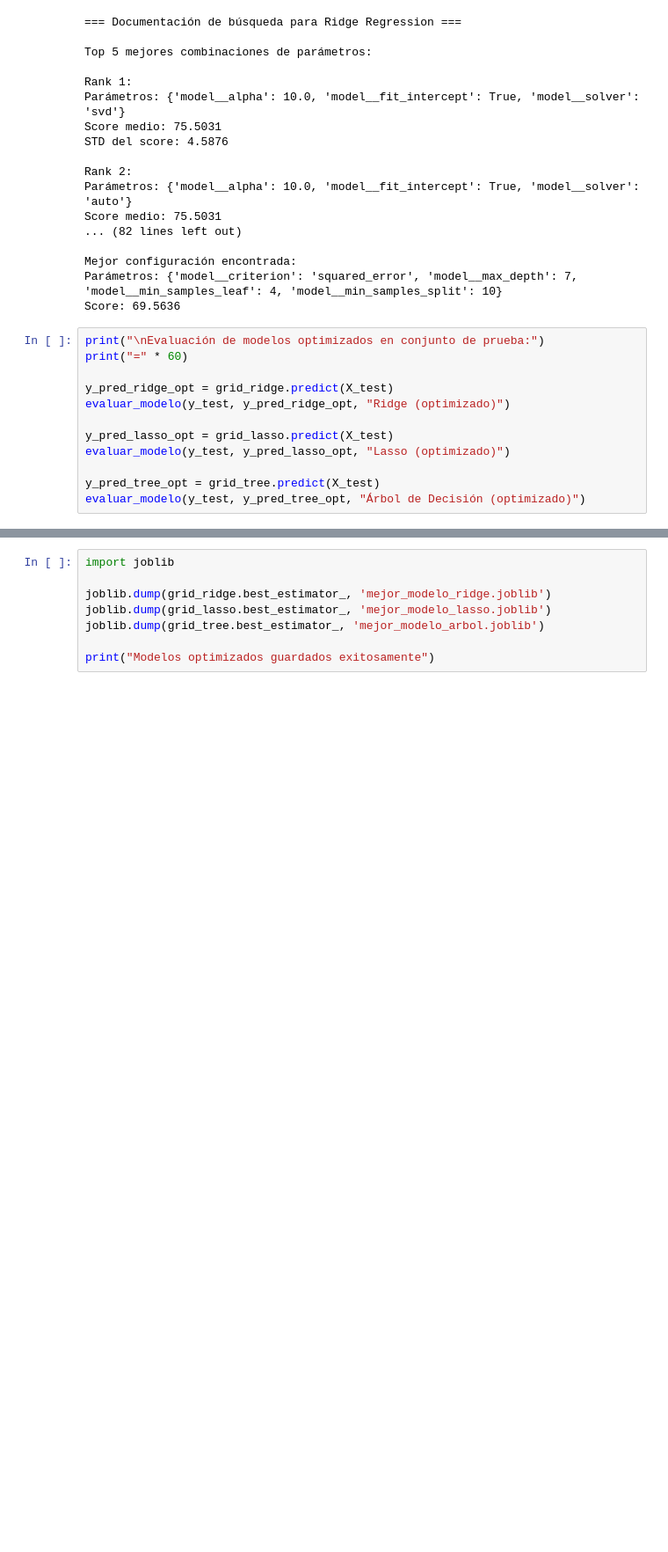
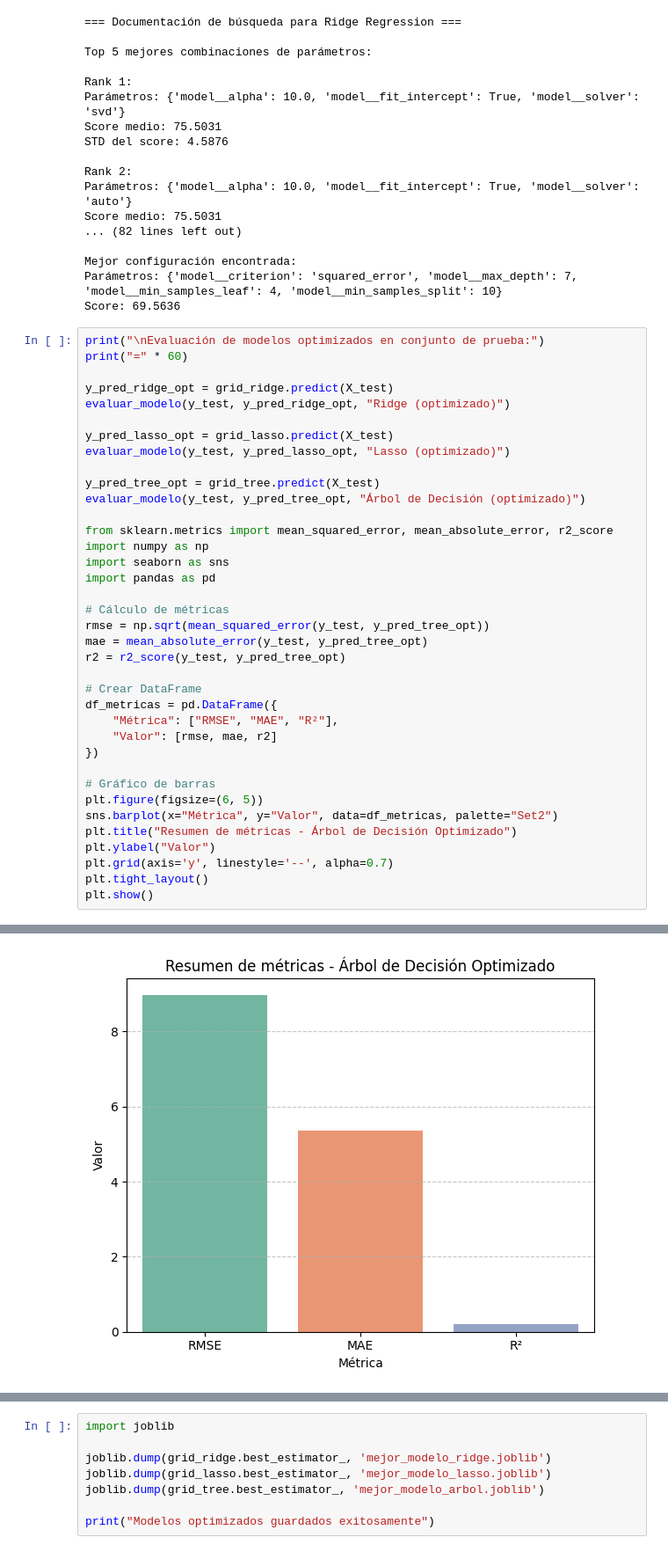
Before and after one commit to BrandonReyes0609/Proyecto3_MD, a Jupyter notebook: main.ipynb, the cells around one changed output, grey strips where cells are left out. Shown at 88% size. Drawn from its saved outputs; the diff is of its cells as text; blank space fills up the shorter version.

```diff
--- a/main.ipynb
+++ b/main.ipynb
@@ -1072,6 +1089,31 @@ evaluar_modelo(y_test, y_pred_lasso_opt, "Lasso (optimizado)")
 
 y_pred_tree_opt = grid_tree.predict(X_test)
 evaluar_modelo(y_test, y_pred_tree_opt, "Árbol de Decisión (optimizado)")
+
+from sklearn.metrics import mean_squared_error, mean_absolute_error, r2_score
+import numpy as np
+import seaborn as sns
+import pandas as pd
+
+# Cálculo de métricas
+rmse = np.sqrt(mean_squared_error(y_test, y_pred_tree_opt))
+mae = mean_absolute_error(y_test, y_pred_tree_opt)
+r2 = r2_score(y_test, y_pred_tree_opt)
+
+# Crear DataFrame
+df_metricas = pd.DataFrame({
+    "Métrica": ["RMSE", "MAE", "R²"],
+    "Valor": [rmse, mae, r2]
+})
+
+# Gráfico de barras
+plt.figure(figsize=(6, 5))
+sns.barplot(x="Métrica", y="Valor", data=df_metricas, palette="Set2")
+plt.title("Resumen de métricas - Árbol de Decisión Optimizado")
+plt.ylabel("Valor")
+plt.grid(axis='y', linestyle='--', alpha=0.7)
+plt.tight_layout()
+plt.show()
 # %% [output]
 Evaluación de modelos optimizados en conjunto de prueba:
 ============================================================
@@ -1093,3 +1138,4 @@ Resultados para Árbol de Decisión (optimizado)
+[figure, added]
 # %%
 import matplotlib.pyplot as plt
 import numpy as np
```
Also changed, not shown: parts of 11 cells of this notebook.
